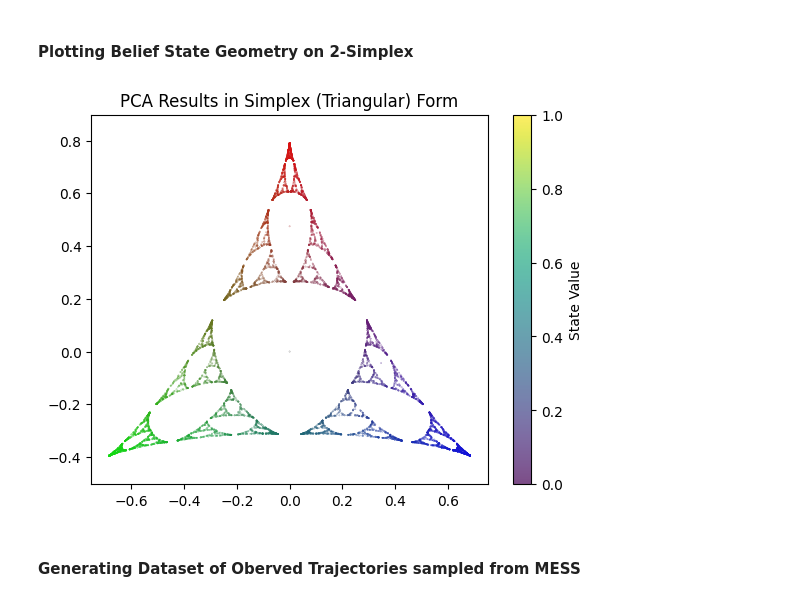
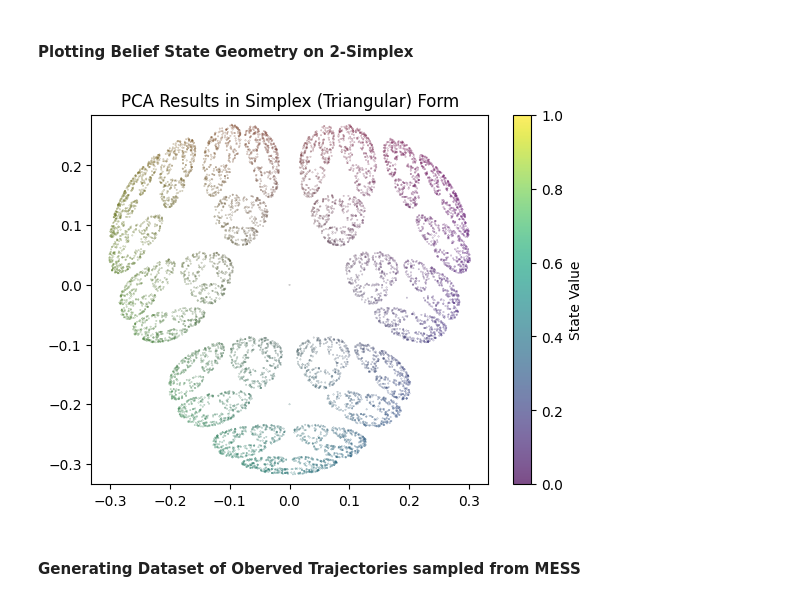
Before and after one commit to culpritgene/GeoMechInterp, a Jupyter notebook: projects/blief_state_geometry/Belief_State_Chaos_Modeling.ipynb, the cells around one changed output. Drawn from its saved outputs; the diff is of its cells as text; code cells hidden in the pictures.

```diff
--- a/projects/blief_state_geometry/Belief_State_Chaos_Modeling.ipynb
+++ b/projects/blief_state_geometry/Belief_State_Chaos_Modeling.ipynb
@@ -365,23 +367,23 @@ SIMPLEX_PROJ = np.array([SIMPLEX_BOUNDARY_NODES[0], SIMPLEX_BOUNDARY_NODES[1], S
 SIMPLEX_BOUNDARY_X = np.array([SIMPLEX_BOUNDARY_NODES[0][0], SIMPLEX_BOUNDARY_NODES[1][0], SIMPLEX_BOUNDARY_NODES[2][0]])
 SIMPLEX_BOUNDARY_Y = np.array([SIMPLEX_BOUNDARY_NODES[0][1], SIMPLEX_BOUNDARY_NODES[1][1], SIMPLEX_BOUNDARY_NODES[2][1]])
 # %%
-mess_1 = parametrize_hmm3(alpha=0.65, x=0.15)
+mess_1 = parametrize_hmm3(alpha=0., x=0.15)
 
 state_traj, char_traj = sample_hmm_trajectory(mess_1, 10000, current_state_idx=0)
 
 long_belief_history = get_belief_history(mess_1, char_traj)
 
 beliefs_to_simplex = np.array(long_belief_history) @ SIMPLEX_PROJ
 
 colors = [tuple(b) for b in long_belief_history]
 plt.scatter(beliefs_to_simplex[:, 0], beliefs_to_simplex[:, 1], c=colors, cmap='viridis', alpha=0.7, s=0.05)
 plt.colorbar(label='State Value')
 # plt.plot(SIMPLEX_BOUNDARY_X, SIMPLEX_BOUNDARY_Y,)  # Draw the simplex boundary
 plt.title('PCA Results in Simplex (Triangular) Form')
 plt.axis('equal')
 plt.show()
 # %% [output]
-[figure, old version]
+[figure, new version]
 # %% [markdown]
 #### Generating Dataset of Oberved Trajectories sampled from MESS
 # %%
```
Also changed, not shown: parts of 6 cells of this notebook, 32 other files.
